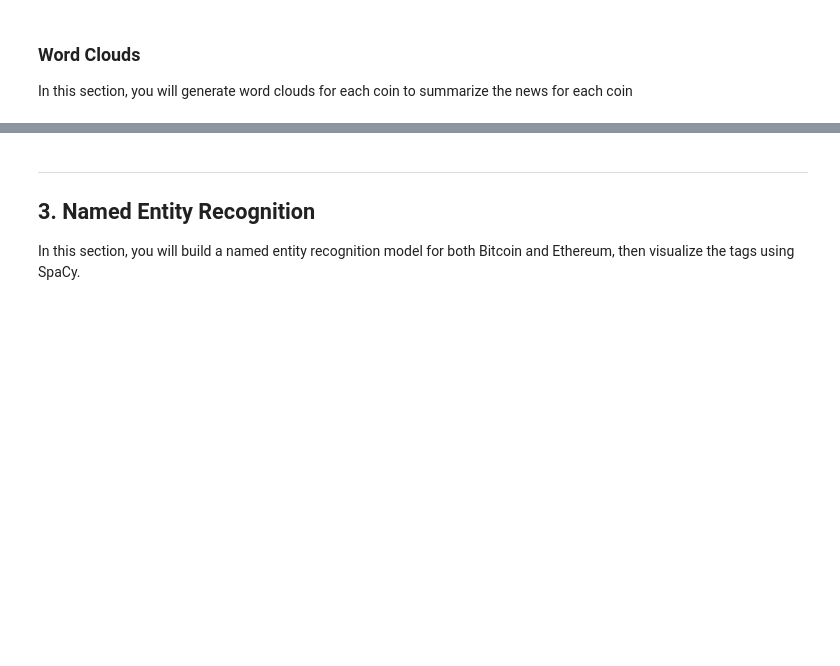
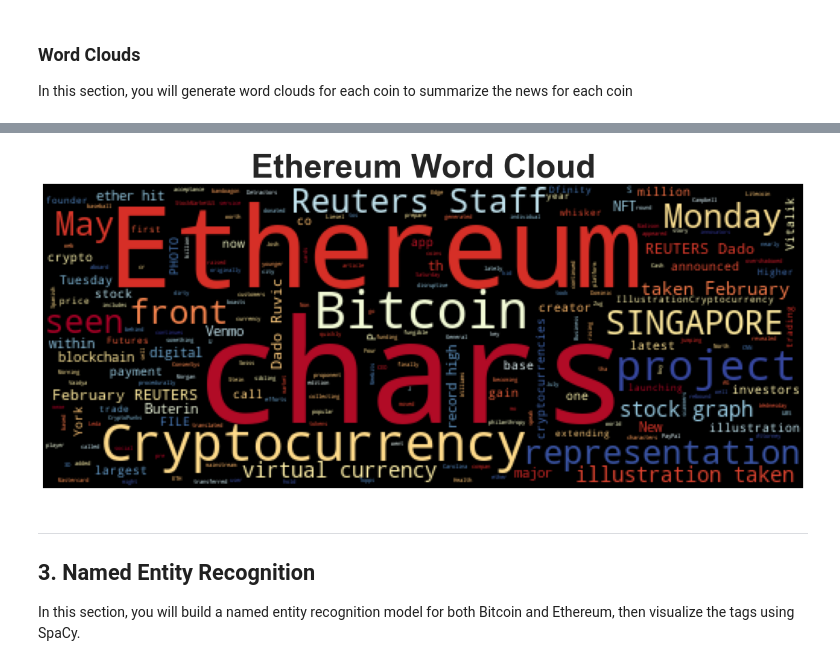
Before and after one commit to BRENNANSEANM/Natural-Language---Homework, a Jupyter notebook: crypto_sentiment.ipynb, the cells around one changed output, grey strips where cells are left out. Drawn from its saved outputs; the diff is of its cells as text; code cells hidden in the pictures; blank space fills up the shorter version.

```diff
--- a/crypto_sentiment.ipynb
+++ b/crypto_sentiment.ipynb
@@ -226,3 +230,4 @@ def tokenizer(text):
 # %%
 # Create a new tokens column for Ethereum
-# YOUR CODE HERE!
+ethereum_df["tokens"] = ethereum_df.text.apply(clean_text)
+ethereum_df.head()
@@ -273,6 +365,8 @@ mpl.rcParams['figure.figsize'] = [20.0, 10.0]
 # %%
 # Generate the Ethereum word cloud
-# YOUR CODE HERE!
+wordcloud(ethereum_df.text.str.cat(), title="Ethereum Word Cloud")
+# %% [output]
+[figure, added]
 # %% [markdown]
 ---
 ## 3. Named Entity Recognition
```
Also changed, not shown: parts of 25 cells of this notebook.
